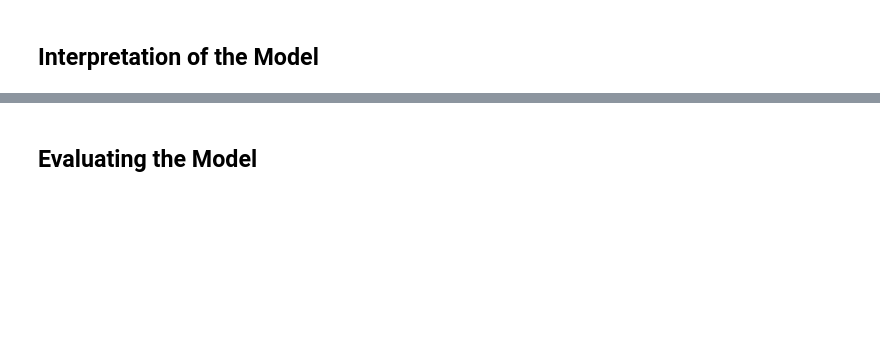
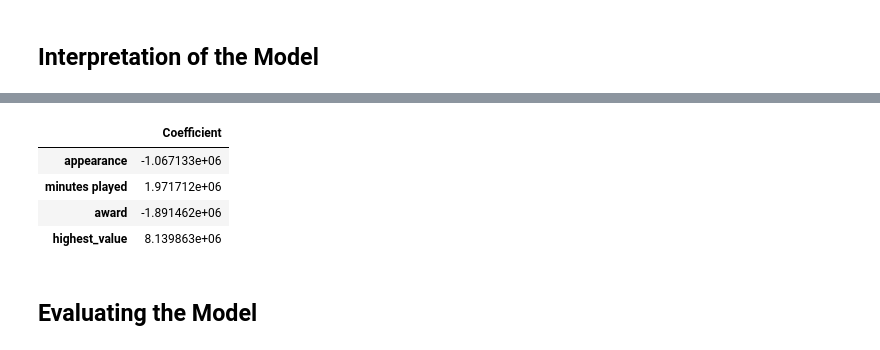
Before and after one commit to Tuwaiq-DS-ML-bootcamp-V-6/Use-case-7, a Jupyter notebook: EDA explain template7.ipynb, the cells around one changed output, grey strips where cells are left out. Drawn from its saved outputs; the diff is of its cells as text; code cells hidden in the pictures; blank space fills up the shorter version.

```diff
--- a/EDA explain template7.ipynb
+++ b/EDA explain template7.ipynb
@@ -582,0 +682,2 @@ model.fit(X_train_scaled, y_train)
+# %%
+grid_search.fit(X_train_scaled, y_train)
@@ -582,0 +689,2 @@ model.fit(X_train_scaled, y_train)
+# %%
+grid_search_lasso.fit(X_train_scaled, y_train)
@@ -587,0 +715,6 @@ y_pred = model.predict(X_test_scaled)
+# %%
+# Best hyperparameter
+print("Best parameters found 'Lasso': ", grid_search_lasso.best_params_)
+
+# Best model
+best_ridge = grid_search_lasso.best_estimator_
@@ -595,3 +760,12 @@ print(model.intercept_)
+# %%
+coeff_df = pd.DataFrame(best_ridge.coef_,X.columns,columns=['Coefficient'])
+coeff_df
+# %% [output]
+|  | Coefficient |
+| appearance | -1.067133e+06 |
+| minutes played | 1.971712e+06 |
+| award | -1.891462e+06 |
+| highest_value | 8.139863e+06 |
 # %% [markdown]
 ## Evaluating the Model
 # %%
```
Also changed, not shown: parts of 35 cells of this notebook.
